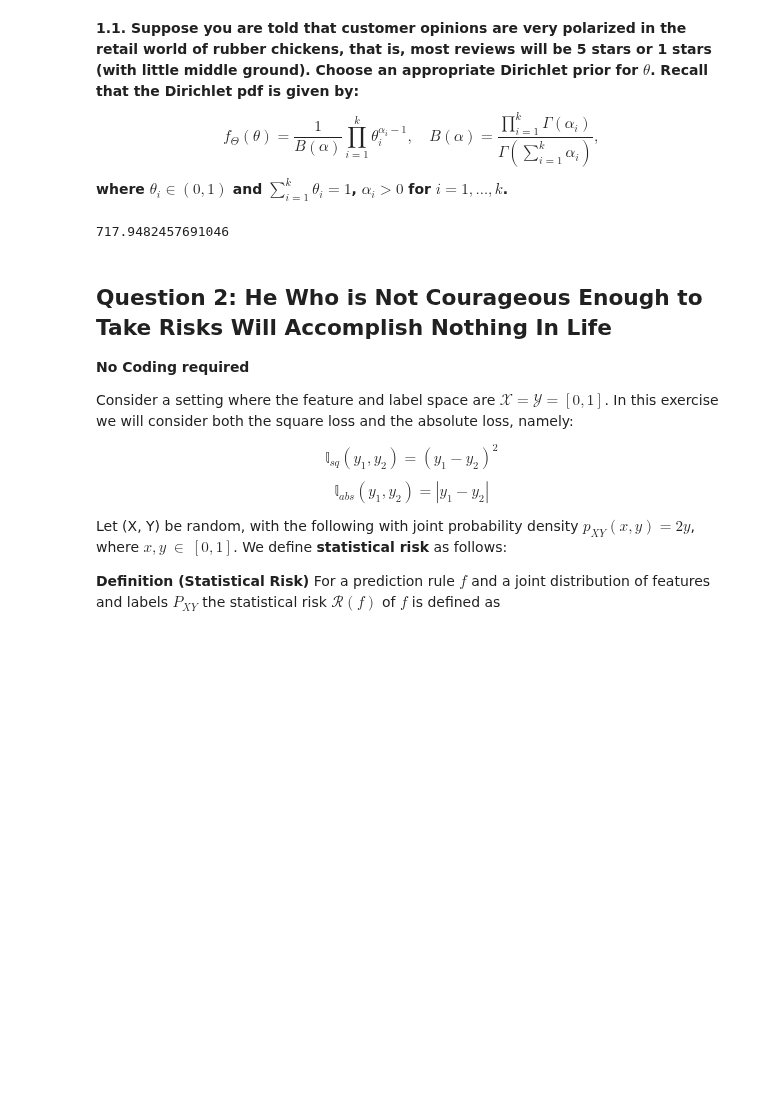
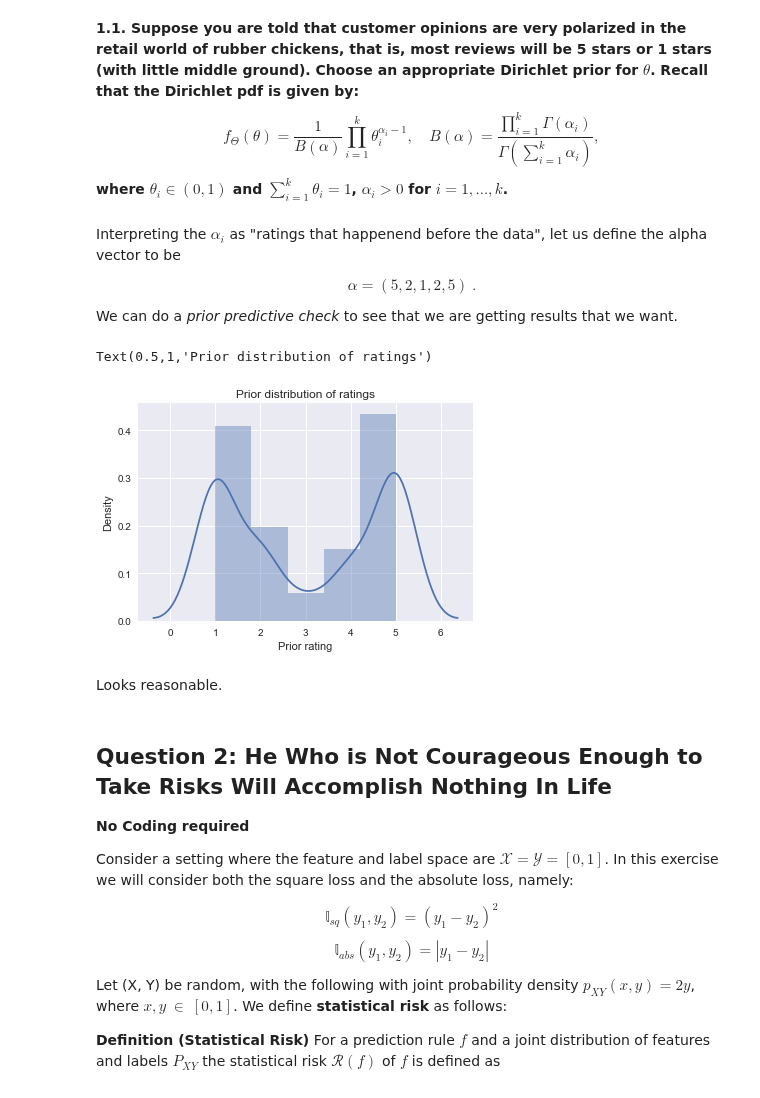
Before and after one commit to NOllAl/AM207HW, a Jupyter notebook: hw4/AM207_HW4.ipynb, the cells around one changed output. Drawn from its saved outputs; the diff is of its cells as text; code cells hidden in the pictures; blank space fills up the shorter version.

```diff
--- a/hw4/AM207_HW4.ipynb
+++ b/hw4/AM207_HW4.ipynb
@@ -101,12 +101,30 @@ $$
 f_{\Theta}(\theta) = \frac{1}{B(\alpha)} \prod_{i=1}^k \theta_i^{\alpha_i - 1}, \quad B(\alpha) = \frac{\prod_{i=1}^k\Gamma(\alpha_i)}{\Gamma\left(\sum_{i=1}^k\alpha_i\right)},
 $$
 where $\theta_i \in (0, 1)$ and $\sum_{i=1}^k \theta_i = 1$, $\alpha_i > 0 $ for $i = 1, \ldots, k$.**
+# %% [markdown]
+Interpreting the $\alpha_i$ as "ratings that happenend before the data", let us define the alpha vector to be
+
+$$ \alpha = \left(5, 2, 1, 2, 5\right) \:. $$
+
+We can do a *prior predictive check* to see that we are getting results that we want.
 # %%
-dirichlet = scipy.stats.dirichlet(alpha=[0.5, 0.1, 0.05, 0.1, 0.5])
+dirichlet = scipy.stats.dirichlet(alpha=[5.0, 2.0, 1.0, 2.0, 5.0])
-# %%
-dirichlet.pdf(x=[0.48, 0.01, 0.01, 0.01, 0.49])
-# %% [output]
-717.9482457691046
+# %%
+n_prior_draws = 1000
+prior_draws = np.empty(n_prior_draws)
+for i in range(n_prior_draws):
+    theta_sample = dirichlet.rvs(1)[0]
+    prior_draws[i] = np.random.choice(range(1, 6), size=1, p=theta_sample)
+
+sns.distplot(prior_draws, bins=5)
+plt.xlabel("Prior rating")
+plt.ylabel("Density")
+plt.title("Prior distribution of ratings")
+# %% [output]
+Text(0.5,1,'Prior distribution of ratings')
+[figure, added]
+# %% [markdown]
+Looks reasonable.
 # %% [markdown]
 ## Question 2: He Who is Not Courageous Enough to Take Risks Will Accomplish Nothing In Life
 
```
